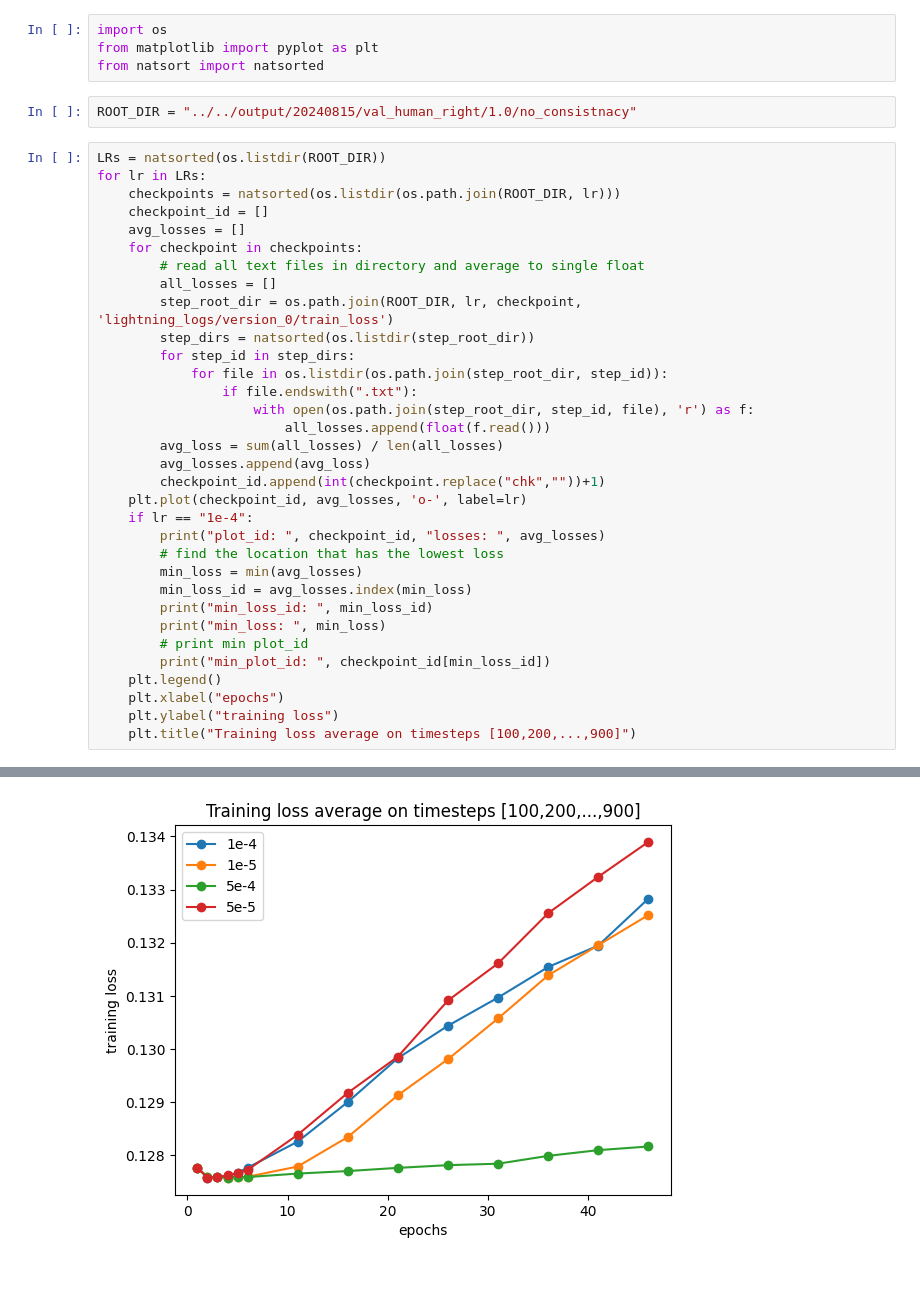
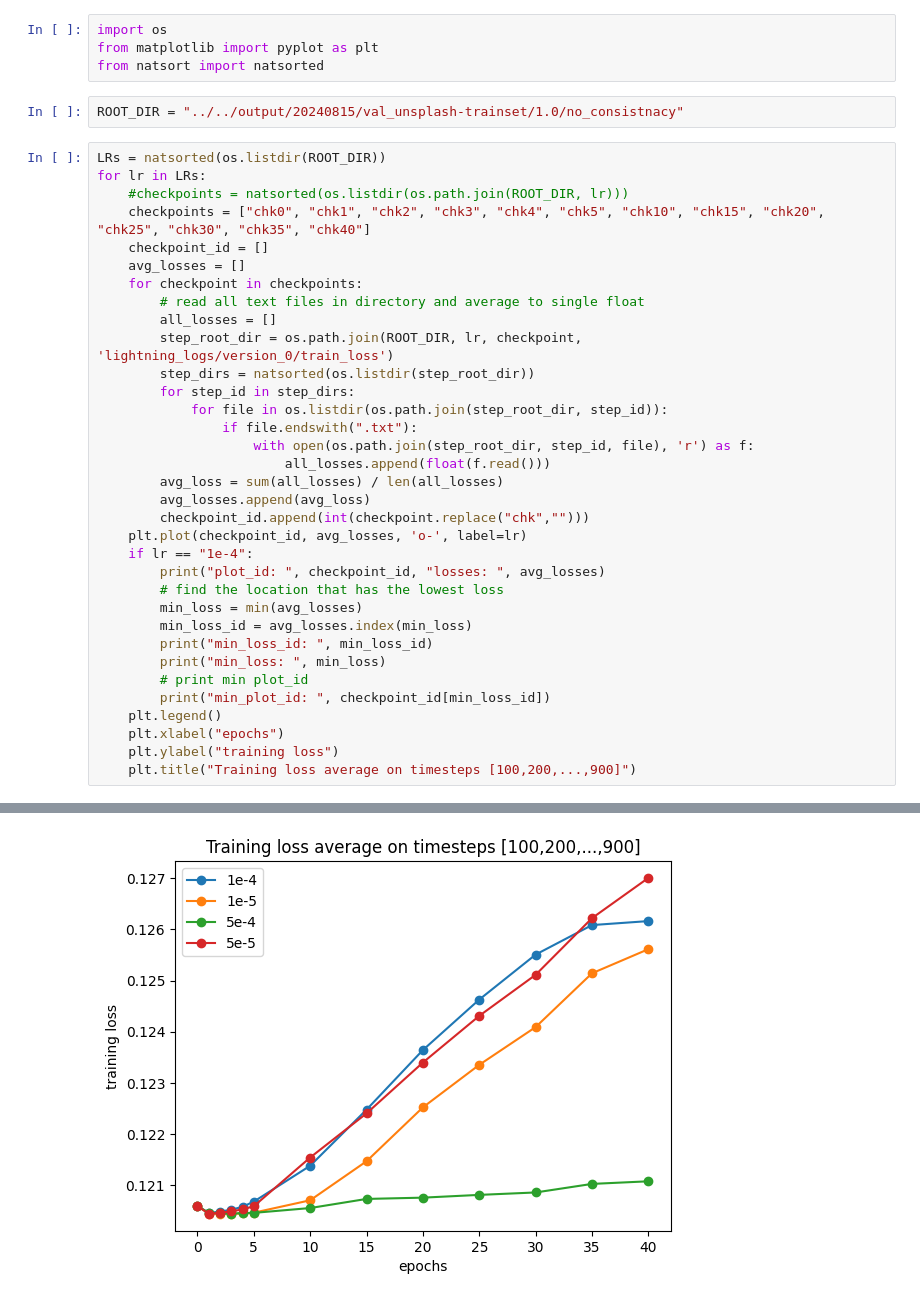
Before and after one commit to pureexe/sd-light-time, a Jupyter notebook: src/20240815/plot_loss_20240815.ipynb, the cells around one changed output, grey strips where cells are left out. Drawn from its saved outputs; the diff is of its cells as text.

```diff
--- a/src/20240815/plot_loss_20240815.ipynb
+++ b/src/20240815/plot_loss_20240815.ipynb
@@ -3,11 +3,12 @@ import os
 from matplotlib import pyplot as plt
 from natsort import natsorted
 # %%
-ROOT_DIR = "../../output/20240815/val_human_right/1.0/no_consistnacy"
+ROOT_DIR = "../../output/20240815/val_unsplash-trainset/1.0/no_consistnacy"
 # %%
 LRs = natsorted(os.listdir(ROOT_DIR))
 for lr in LRs:
-    checkpoints = natsorted(os.listdir(os.path.join(ROOT_DIR, lr)))
+    #checkpoints = natsorted(os.listdir(os.path.join(ROOT_DIR, lr)))
+    checkpoints = ["chk0", "chk1", "chk2", "chk3", "chk4", "chk5", "chk10", "chk15", "chk20", "chk25", "chk30", "chk35", "chk40"]
     checkpoint_id = []
     avg_losses = []
     for checkpoint in checkpoints:
@@ -22,7 +23,7 @@ for lr in LRs:
                         all_losses.append(float(f.read()))
         avg_loss = sum(all_losses) / len(all_losses)
         avg_losses.append(avg_loss)
-        checkpoint_id.append(int(checkpoint.replace("chk",""))+1)
+        checkpoint_id.append(int(checkpoint.replace("chk","")))
     plt.plot(checkpoint_id, avg_losses, 'o-', label=lr)
     if lr == "1e-4":
         print("plot_id: ", checkpoint_id, "losses: ", avg_losses)
@@ -45 +46 @@ min_plot_id:  2
-[figure, old version]
+[figure, new version]
```
Also changed, not shown: parts of 1 cell of this notebook, 9 other files.
